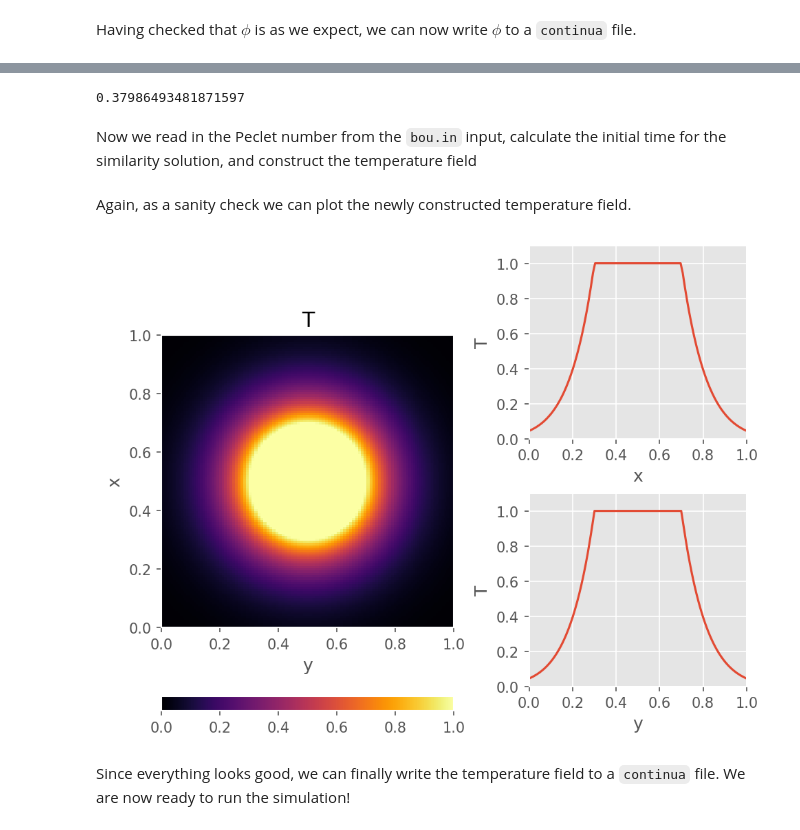
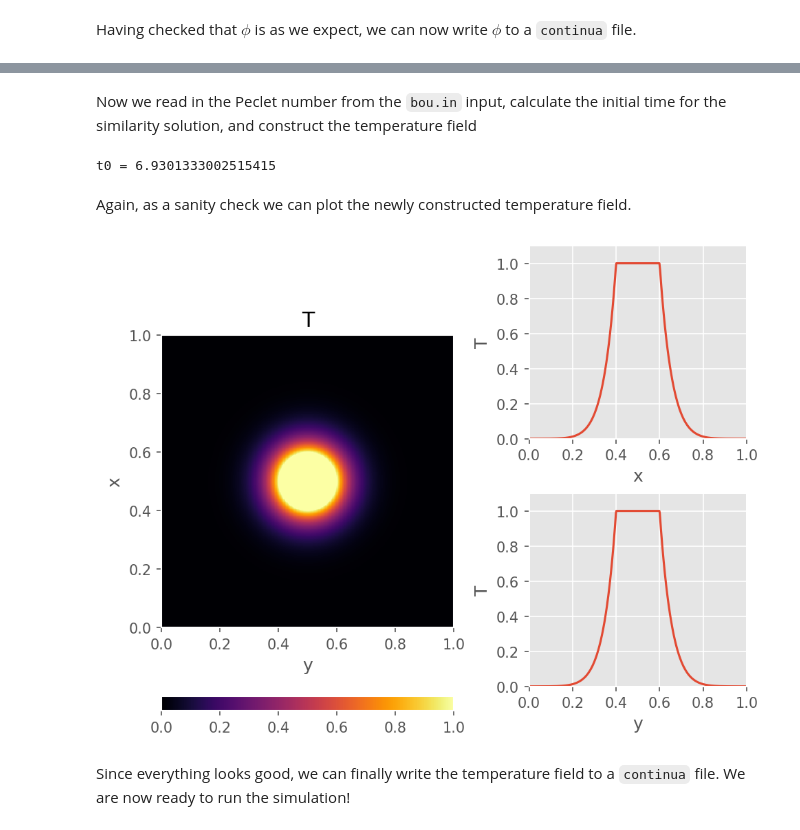
Before and after one commit to chowland/AFiD-MuRPhFi, a Jupyter notebook: examples/SupercooledDiscGrowth/ConstructDiscIC.ipynb, the cells around one changed output, grey strips where cells are left out. Cells and saved outputs as stored; diff of their text form; code cells hidden in the pictures.

```diff
--- a/examples/SupercooledDiscGrowth/ConstructDiscIC.ipynb
+++ b/examples/SupercooledDiscGrowth/ConstructDiscIC.ipynb
@@ -186,14 +190,11 @@ g(1.201238358880166) = -1.1333235461208346e-8
-# %%
-R0 = Λ*sqrt(0.1)
-# %% [output]
-0.37986493481871597
 # %% [markdown]
 Now we read in the Peclet number from the `bou.in` input, calculate the initial time for the similarity solution, and construct the temperature field
 # %%
 RaT, PrT = bou[27,1:2]   # Rayleigh and Prandtl numbers
 Pe = sqrt(RaT*PrT)       # Peclet number
 
-t0 = Pe*(0.2/Λ)^2        # Time value needed for similarity solution
+t0 = Pe*(R0/Λ)^2        # Time value needed for similarity solution
+println("t0 = ",t0)
 
 # Create temperature field
 T = zeros(nx,ny-1,nz-1);
@@ -201,14 +202,16 @@ for i=1:nz-1
     for j=1:ny-1
         for k=1:nx-1
             r = sqrt((xm[k] - 0.5)^2 + (ym[j] - ylen/2)^2)
-            if r < 0.2
+            if r < R0
                 T[k,j,i] = 1.0
             else
-                T[k,j,i] = F(r*sqrt(Pe/t0), rtol)/F(Λ, rtol)
+                T[k,j,i] = F(r*sqrt(Pe/t0))/F(Λ)
             end
         end
     end
 end
+# %% [output]
+t0 = 6.9301333002515415
 # %% [markdown]
 Again, as a sanity check we can plot the newly constructed temperature field.
 # %%
@@ -217,34 +220,35 @@ gs = fig.add_gridspec(1,2)
 axim = fig.add_subplot(gs[1])
 pc = axim.pcolormesh(xc,yc,transpose(T[1:end-1,:,1]), cmap="inferno", vmin=0, vmax=1)
 axim.set(
     aspect="equal",
     title="T",
     xlabel="y",
     ylabel="x"
 )
 
 gs1 = gs[2].subgridspec(2,1)
 axX = fig.add_subplot(gs1[1])
 axX.plot(xm, T[1:end-1,end÷2,1])
 axX.set(
     xlim=[0,1],
     xlabel="x",
     ylim=[0,1.1],
     ylabel="T"
 )
 
 axY = fig.add_subplot(gs1[2])
 axY.plot(ym, T[end÷2,:,1])
 axY.set(
     xlim=[0,1],
     xlabel="y",
     ylim=[0,1.1],
     ylabel="T"
 )
 
 fig.colorbar(pc, ax=[axim], orientation="horizontal");
+fig
 # %% [output]
-[figure, old version]
+[figure, new version]
 # %% [markdown]
 Since everything looks good, we can finally write the temperature field to a `continua` file.
 We are now ready to run the simulation!
```
Also changed, not shown: parts of 8 cells of this notebook, 2 other files.
